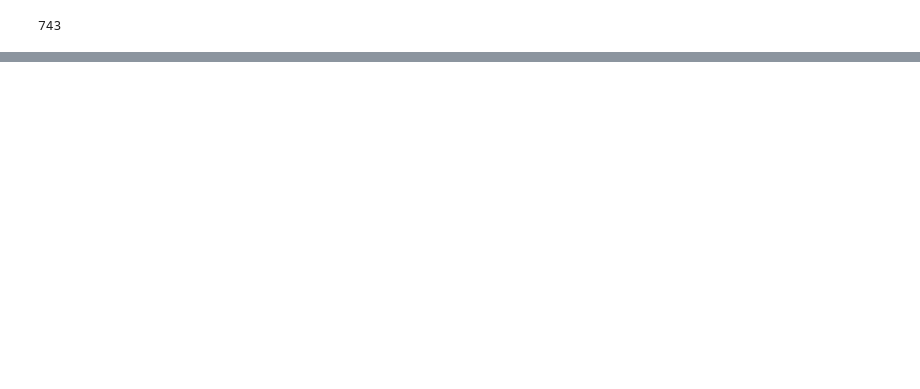
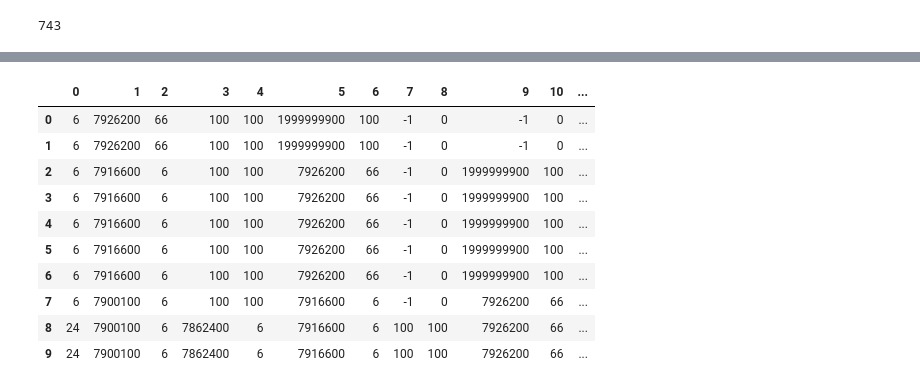
Before and after one commit to george-nigm/LOBS5, a Jupyter notebook: lob/generation_standalone.ipynb, the cells around one changed output, grey strips where cells are left out. Saved outputs shown, nothing was run; the diff lists cells and outputs as text; code cells hidden in the pictures; blank space fills up the shorter version.

```diff
--- a/lob/generation_standalone.ipynb
+++ b/lob/generation_standalone.ipynb
@@ -82,10 +88,11 @@ CUDA backend failed to initialize: jaxlib/cuda/versions_helpers.cc:99: operation
 import lob.evaluation as eval
 from preproc import transform_L2_state
 # %%
-n_gen_msgs = 100  #500 # how many messages to generate into the future
+n_gen_msgs = 1000  #500 # how many messages to generate into the future
 n_messages_conditional = 500
-n_eval_messages = 100  # how many to load from dataset
+n_eval_messages = 1000  # how many to load from dataset
 eval_seq_len = (n_eval_messages-1) * Message_Tokenizer.MSG_LEN
+cond_seq_len = (n_messages_conditional) * Message_Tokenizer.MSG_LEN
 
 data_levels = 10
 # TODO: deprecated - remove from functions
@@ -150,3 +164,12 @@ configuring standard optimization setup
 [*] Trainable Parameters: 25699641
 (12012, 512)
 (1, 12012, 512)
+# %%
+# jax.tree_util.tree_map(lambda x: x.shape,state)
+ckpt = load_checkpoint(
+    new_train_state,
+    ckpt_path,
+    train=False,
+)
+state = ckpt['model']
+print(state.params['message_encoder']['encoder']['embedding'].shape)
@@ -218,0 +236,25 @@ Traced<ShapedArray(float32[1,500])>with<DynamicJaxprTrace(level=6/0)>).
+# %%
+init_hidden=model.initialize_carry(args.bsz//args.num_devices,
+                                        hidden_size=(args.ssm_size_base // pow(2,int(args.conj_sym))),
+                                        n_message_layers=args.n_message_layers,
+                                        n_book_pre_layers=args.n_book_pre_layers ,
+                                        n_book_post_layers=args.n_book_post_layers,
+                                        n_fused_layers=args.n_layers,)
+# %%
+msgs_decoded, l2_book_states, num_errors,msgs_tokens = inference.generate(
+    sim_init,
+    state,
+    model,
+    args.batchnorm,
+    v.ENCODING,
+    sample_top_n,
+    tick_size,
+    jax.device_put(jnp.array(m_seq[:11000+1])),#include start token
+    jax.device_put(jnp.array(b_seq[:500])),
+    1, #n_gen_msgs
+    sim_state_init,
+    rng,
+    init_hidden,
+    True,
+    (0,0),
+)
@@ -218,0 +384,14 @@ Traced<ShapedArray(float32[1,500])>with<DynamicJaxprTrace(level=6/0)>).
+# %%
+inference.book_to_lobster_format(l2_book_states[0:10,15:35])
+# %% [output]
+|  | 0 | 1 | 2 | 3 | 4 | 5 | 6 | 7 | 8 | 9 | 10 | ... |
+| 0 | 6 | 7926200 | 66 | 100 | 100 | 1999999900 | 100 | -1 | 0 | -1 | 0 | ... |
+| 1 | 6 | 7926200 | 66 | 100 | 100 | 1999999900 | 100 | -1 | 0 | -1 | 0 | ... |
+| 2 | 6 | 7916600 | 6 | 100 | 100 | 7926200 | 66 | -1 | 0 | 1999999900 | 100 | ... |
+| 3 | 6 | 7916600 | 6 | 100 | 100 | 7926200 | 66 | -1 | 0 | 1999999900 | 100 | ... |
+| 4 | 6 | 7916600 | 6 | 100 | 100 | 7926200 | 66 | -1 | 0 | 1999999900 | 100 | ... |
+| 5 | 6 | 7916600 | 6 | 100 | 100 | 7926200 | 66 | -1 | 0 | 1999999900 | 100 | ... |
+| 6 | 6 | 7916600 | 6 | 100 | 100 | 7926200 | 66 | -1 | 0 | 1999999900 | 100 | ... |
+| 7 | 6 | 7900100 | 6 | 100 | 100 | 7916600 | 6 | -1 | 0 | 7926200 | 66 | ... |
+| 8 | 24 | 7900100 | 6 | 7862400 | 6 | 7916600 | 6 | 100 | 100 | 7926200 | 66 | ... |
+| 9 | 24 | 7900100 | 6 | 7862400 | 6 | 7916600 | 6 | 100 | 100 | 7926200 | 66 | ... |
```
Also changed, not shown: parts of 21 cells of this notebook, 7 other files.
